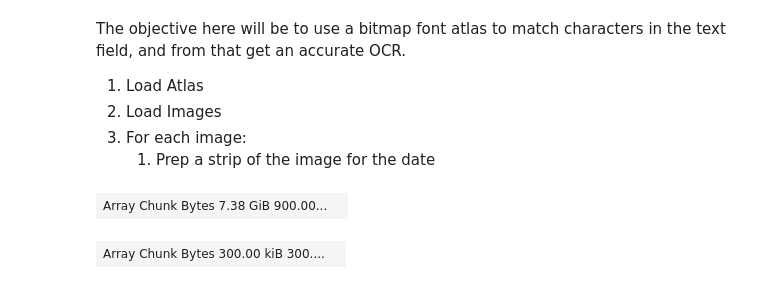
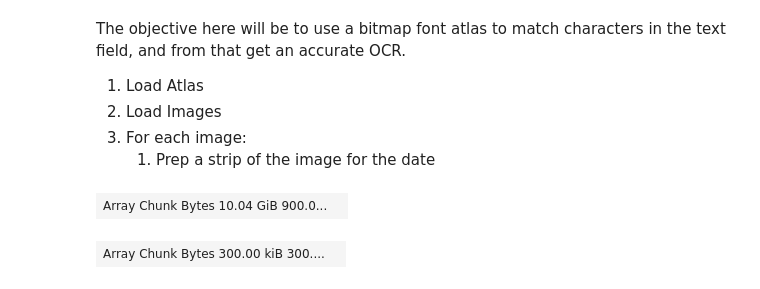
Before and after one commit to jfreuden/allsky-light-pollution, a Jupyter notebook: notebooks/exploratory/brute-force-parse.ipynb, the cells around one changed output. Cells and saved outputs as stored; diff of their text form; code cells hidden in the pictures.

```diff
--- a/notebooks/exploratory/brute-force-parse.ipynb
+++ b/notebooks/exploratory/brute-force-parse.ipynb
@@ -6,20 +6,27 @@ The objective here will be to use a bitmap font atlas to match characters in the
 3. For each image:
    1. Prep a strip of the image for the date
 # %%
+from numpy import ndarray
+from typing import Any
+
 import numpy as np
 import dask.array as da
 import dask.dataframe as dd
 import pandas as pd
 import dask
 from dask_image import ndfilters, ndmeasure, ndmorph
 
+# from dask.distributed import Client
+# if 'client' not in locals():
+#     client = Client()
+
 from PIL import Image
 from dask.array.image import imread
-filename_pattern = r'/home/rainybyte/AllSkyImages/2010-08/*.JPG'
+filename_pattern = r'/home/rainybyte/AllSkyImages/2010-09/*.JPG'
 images = imread(filename_pattern)
 images
 # %% [output]
-| Array Chunk Bytes 7.38 GiB 900.00... |  |
+| Array Chunk Bytes 10.04 GiB 900.0... |  |
 # %%
 red = images.transpose(0, 3, 1, 2)[0][0]
 red
```
Also changed, not shown: parts of 15 cells of this notebook.
